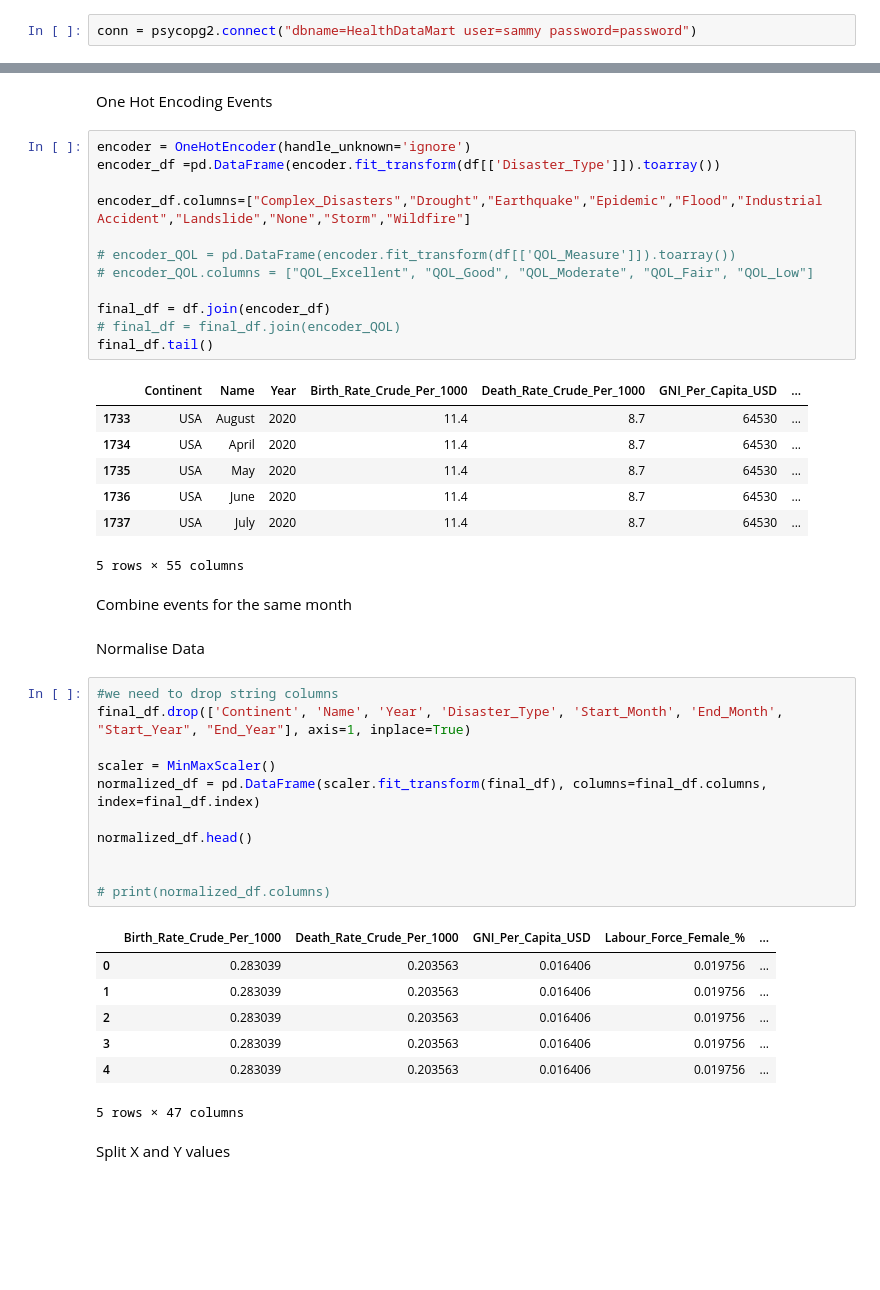
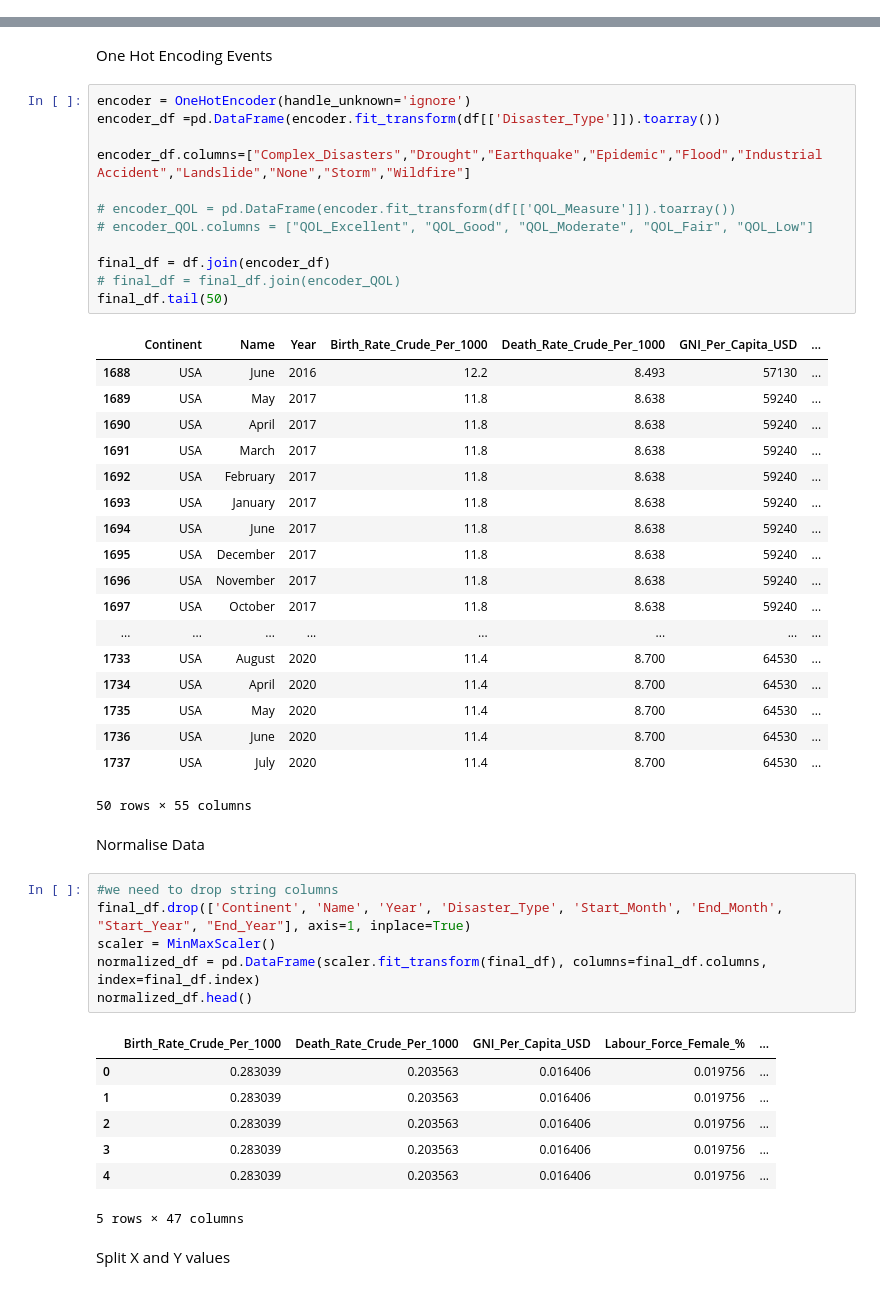
Before and after one commit to ajay-mundi/HealthDataMart, a Jupyter notebook: Data Mining/PullData.ipynb, the cells around one changed output, grey strips where cells are left out. Cells and saved outputs as stored; diff of their text form; blank space fills up the shorter version.

```diff
--- a/Data Mining/PullData.ipynb
+++ b/Data Mining/PullData.ipynb
@@ -11,8 +11,6 @@ from IPython.display import display
 from imblearn.over_sampling import SMOTE
 # %% [markdown]
 Connect to DB
-# %%
-conn = psycopg2.connect("dbname=HealthDataMart user=sammy password=password")
 # %%
 def config(filename='database.ini', section='postgresql'):
     parser = ConfigParser()
@@ -117,38 +115,42 @@ One Hot Encoding Events
 # %%
 encoder = OneHotEncoder(handle_unknown='ignore')
 encoder_df =pd.DataFrame(encoder.fit_transform(df[['Disaster_Type']]).toarray())
 
 encoder_df.columns=["Complex_Disasters","Drought","Earthquake","Epidemic","Flood","Industrial Accident","Landslide","None","Storm","Wildfire"]
 
 # encoder_QOL = pd.DataFrame(encoder.fit_transform(df[['QOL_Measure']]).toarray())
 # encoder_QOL.columns = ["QOL_Excellent", "QOL_Good", "QOL_Moderate", "QOL_Fair", "QOL_Low"]
 
 final_df = df.join(encoder_df)
 # final_df = final_df.join(encoder_QOL)
-final_df.tail()
+final_df.tail(50)
 # %% [output]
 |  | Continent | Name | Year | Birth_Rate_Crude_Per_1000 | Death_Rate_Crude_Per_1000 | GNI_Per_Capita_USD | ... |
-| 1733 | USA | August | 2020 | 11.4 | 8.7 | 64530 | ... |
-| 1734 | USA | April | 2020 | 11.4 | 8.7 | 64530 | ... |
-| 1735 | USA | May | 2020 | 11.4 | 8.7 | 64530 | ... |
-| 1736 | USA | June | 2020 | 11.4 | 8.7 | 64530 | ... |
-| 1737 | USA | July | 2020 | 11.4 | 8.7 | 64530 | ... |
+| 1688 | USA | June | 2016 | 12.2 | 8.493 | 57130 | ... |
+| 1689 | USA | May | 2017 | 11.8 | 8.638 | 59240 | ... |
+| 1690 | USA | April | 2017 | 11.8 | 8.638 | 59240 | ... |
+| 1691 | USA | March | 2017 | 11.8 | 8.638 | 59240 | ... |
+| 1692 | USA | February | 2017 | 11.8 | 8.638 | 59240 | ... |
+| 1693 | USA | January | 2017 | 11.8 | 8.638 | 59240 | ... |
+| 1694 | USA | June | 2017 | 11.8 | 8.638 | 59240 | ... |
+| 1695 | USA | December | 2017 | 11.8 | 8.638 | 59240 | ... |
+| 1696 | USA | November | 2017 | 11.8 | 8.638 | 59240 | ... |
+| 1697 | USA | October | 2017 | 11.8 | 8.638 | 59240 | ... |
+| ... | ... | ... | ... | ... | ... | ... | ... |
+| 1733 | USA | August | 2020 | 11.4 | 8.700 | 64530 | ... |
+| 1734 | USA | April | 2020 | 11.4 | 8.700 | 64530 | ... |
+| 1735 | USA | May | 2020 | 11.4 | 8.700 | 64530 | ... |
+| 1736 | USA | June | 2020 | 11.4 | 8.700 | 64530 | ... |
+| 1737 | USA | July | 2020 | 11.4 | 8.700 | 64530 | ... |
-5 rows × 55 columns
+50 rows × 55 columns
-# %% [markdown]
-Combine events for the same month
 # %% [markdown]
 Normalise Data
 # %%
 #we need to drop string columns
 final_df.drop(['Continent', 'Name', 'Year', 'Disaster_Type', 'Start_Month', 'End_Month', "Start_Year", "End_Year"], axis=1, inplace=True)
-
 scaler = MinMaxScaler()
 normalized_df = pd.DataFrame(scaler.fit_transform(final_df), columns=final_df.columns, index=final_df.index)
-
 normalized_df.head()
-
-
-# print(normalized_df.columns)
 # %% [output]
 |  | Birth_Rate_Crude_Per_1000 | Death_Rate_Crude_Per_1000 | GNI_Per_Capita_USD | Labour_Force_Female_% | ... |
 | 0 | 0.283039 | 0.203563 | 0.016406 | 0.019756 | ... |
```
Also changed, not shown: parts of 13 cells of this notebook, 4 other files.
